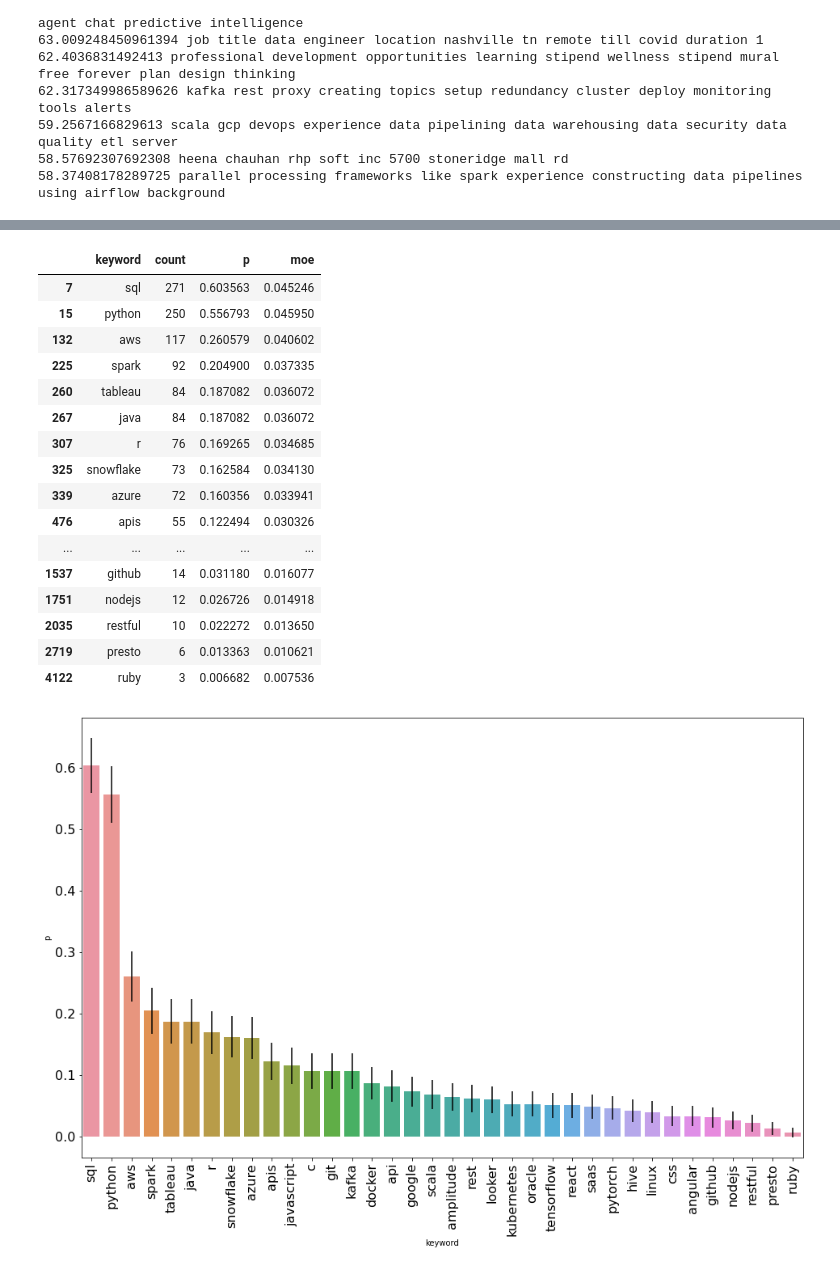
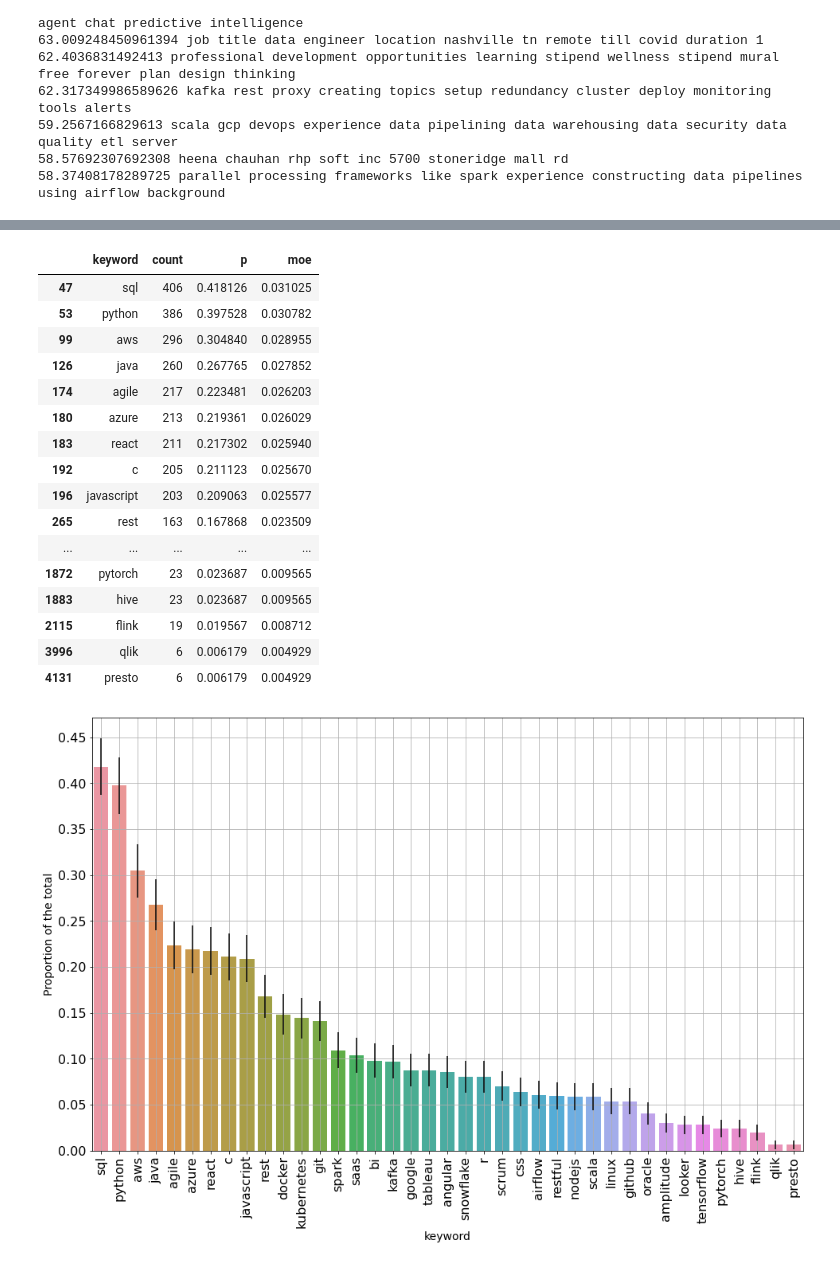
Before and after one commit to juanpaberon/JobsDataAnalysis, a Jupyter notebook: analyze_jobs_information.ipynb, the cells around one changed output, grey strips where cells are left out. Drawn from its saved outputs; the diff is of its cells as text; code cells hidden in the pictures.

Commit message:
add visualization of the results

```diff
--- a/analyze_jobs_information.ipynb
+++ b/analyze_jobs_information.ipynb
@@ -153,3 +153,6 @@ se_titles = set(df_offers[df_offers['title'].str.contains('software')]['title'].
 df_tmp = df_offers[df_offers['title'].str.contains('software')]
 exceptions = set(df_tmp[df_tmp['title'].str.contains('data|machine learning', regex = True)]['title'].values.tolist())
 se_titles = list(se_titles.difference(exceptions))
+# %%
+for i, value in df_tmp['title'].value_counts().head(8).iteritems():
+    print(value, i)
@@ -296,10 +308,11 @@ for score, phrase in phrases_scores[:20]:
 58.37408178289725 parallel processing frameworks like spark experience constructing data pipelines using airflow background
 # %%
 keyword_list = [
-    'sql','python','aws','java','c','azure','javascript','react','docker','api','apis','rest','restful',
-    'kubernetes','git','github','spark','saas','google','tableau','r','css','nodejs','ruby','linux', 'unix'
-    'airflow', 'scala', 'hive', 'presto', 'snowflake', 'kafka', 'looker', 'amplitude', 'tensorflow', 'pytorch',
-    'oracle', 'css', 'angular'
+    'sql','python','aws','java','c','azure','javascript','react','docker',
+    'rest','restful','kubernetes','git','github','spark','saas','google',
+    'tableau','r','css','nodejs','linux','airflow', 'scala', 'hive', 'presto',
+    'snowflake', 'kafka', 'looker', 'amplitude','tensorflow', 'pytorch',
+    'oracle', 'css', 'angular','bi','qlik','scrum','agile','flink',
 ]
 
 n = 1
@@ -345,29 +358,33 @@ df_error['moe'] = df_error['p'].apply(lambda p: z * np.sqrt((p*(1-p))/n))
 df_error
 # %% [output]
 |  | keyword | count | p | moe |
-| 7 | sql | 271 | 0.603563 | 0.045246 |
-| 15 | python | 250 | 0.556793 | 0.045950 |
-| 132 | aws | 117 | 0.260579 | 0.040602 |
-| 225 | spark | 92 | 0.204900 | 0.037335 |
-| 260 | tableau | 84 | 0.187082 | 0.036072 |
-| 267 | java | 84 | 0.187082 | 0.036072 |
-| 307 | r | 76 | 0.169265 | 0.034685 |
-| 325 | snowflake | 73 | 0.162584 | 0.034130 |
-| 339 | azure | 72 | 0.160356 | 0.033941 |
-| 476 | apis | 55 | 0.122494 | 0.030326 |
+| 47 | sql | 406 | 0.418126 | 0.031025 |
+| 53 | python | 386 | 0.397528 | 0.030782 |
+| 99 | aws | 296 | 0.304840 | 0.028955 |
+| 126 | java | 260 | 0.267765 | 0.027852 |
+| 174 | agile | 217 | 0.223481 | 0.026203 |
+| 180 | azure | 213 | 0.219361 | 0.026029 |
+| 183 | react | 211 | 0.217302 | 0.025940 |
+| 192 | c | 205 | 0.211123 | 0.025670 |
+| 196 | javascript | 203 | 0.209063 | 0.025577 |
+| 265 | rest | 163 | 0.167868 | 0.023509 |
 | ... | ... | ... | ... | ... |
-| 1537 | github | 14 | 0.031180 | 0.016077 |
-| 1751 | nodejs | 12 | 0.026726 | 0.014918 |
-| 2035 | restful | 10 | 0.022272 | 0.013650 |
-| 2719 | presto | 6 | 0.013363 | 0.010621 |
-| 4122 | ruby | 3 | 0.006682 | 0.007536 |
+| 1872 | pytorch | 23 | 0.023687 | 0.009565 |
+| 1883 | hive | 23 | 0.023687 | 0.009565 |
+| 2115 | flink | 19 | 0.019567 | 0.008712 |
+| 3996 | qlik | 6 | 0.006179 | 0.004929 |
+| 4131 | presto | 6 | 0.006179 | 0.004929 |
 # %%
 fig, ax = plt.subplots(figsize = (16,10))
 
 ax = sns.barplot(x = "keyword", y = "p", data = df_error, yerr = df_error['moe'])
 for item in ax.get_xticklabels():
     item.set_rotation(90)
+plt.xlabel('keyword',fontsize=14);
+plt.ylabel('Proportion of the total',fontsize=14);
 plt.xticks(fontsize=16);
 plt.yticks(fontsize=16);
+plt.locator_params(axis="y", nbins=15)
+plt.grid()
 # %% [output]
-[figure, old version]
+[figure, new version]
```
Also changed, not shown: parts of 5 cells of this notebook.
